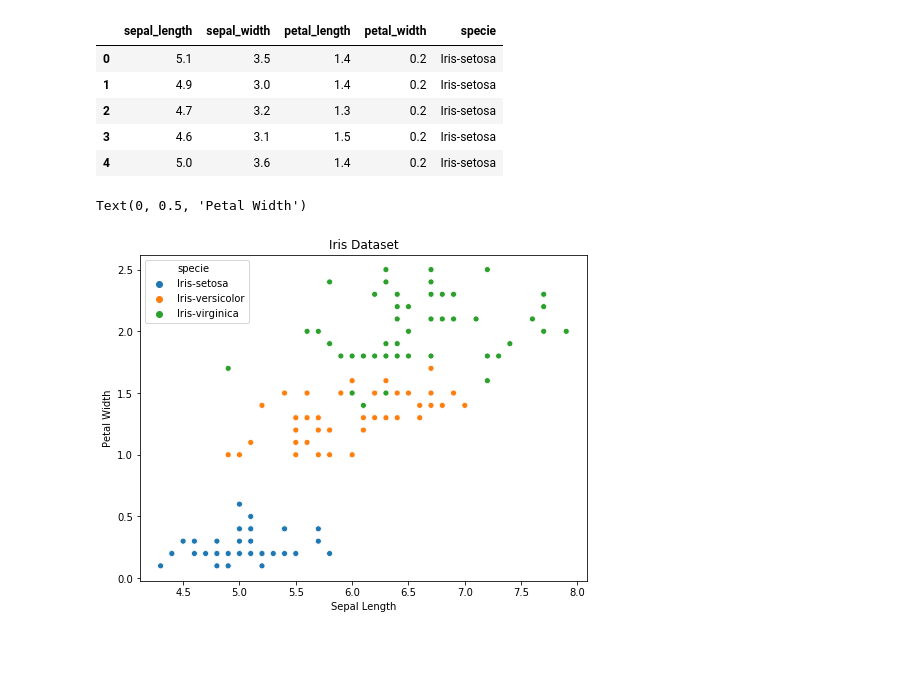
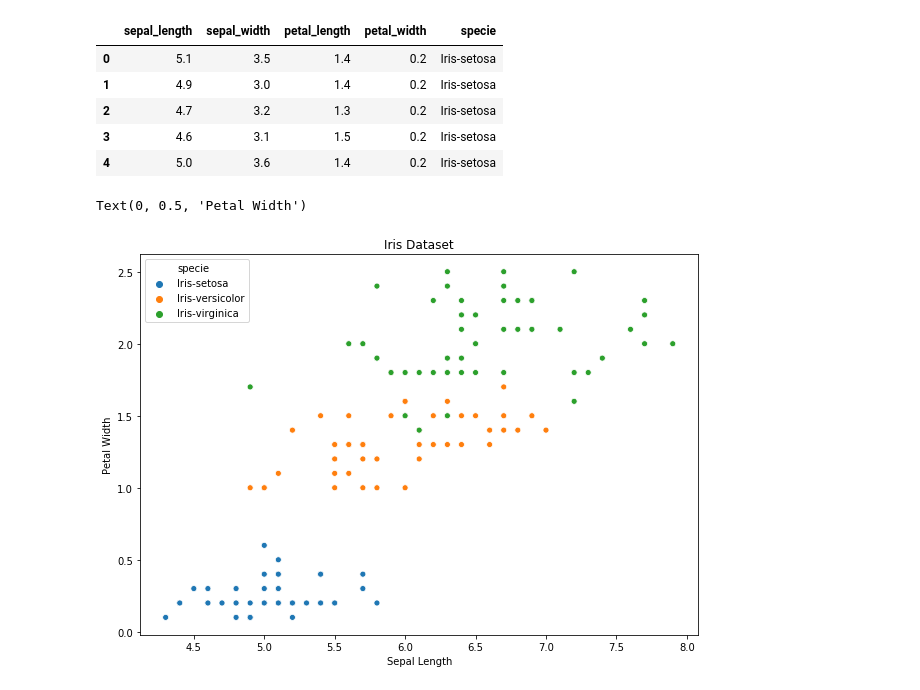
Before and after one commit to Berkays/KNN, a Jupyter notebook: knn.ipynb, the cells around one changed output. Drawn from its saved outputs; the diff is of its cells as text; code cells hidden in the pictures; blank space fills up the shorter version.

```diff
--- a/knn.ipynb
+++ b/knn.ipynb
@@ -35,12 +35,12 @@ x_train,x_test,y_train,y_test = train_test_split(X,Y_encoded,test_size=0.4,strat
 # %%
-plt.figure(figsize=(8,6))
+plt.figure(figsize=(10,7))
 ax = sns.scatterplot(x="sepal_length", y="petal_width",hue="specie", data=df)
 plt.title("Iris Dataset")
 plt.xlabel("Sepal Length")
 plt.ylabel("Petal Width")
 # %% [output]
 Text(0, 0.5, 'Petal Width')
-[figure, old version]
+[figure, new version]
 # %%
 class KNNClassifier():
     def __init__(self):
```
Also changed, not shown: parts of 6 cells of this notebook, 1 other file.
